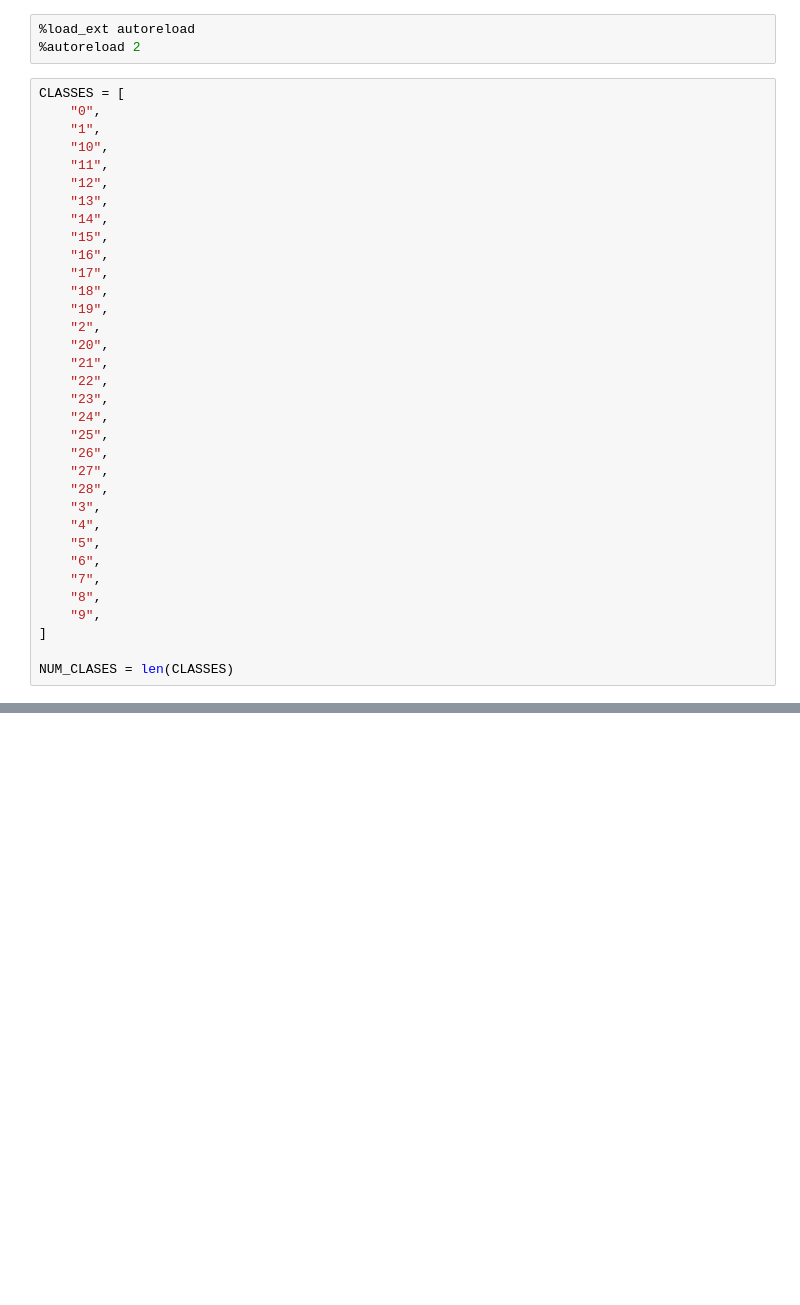
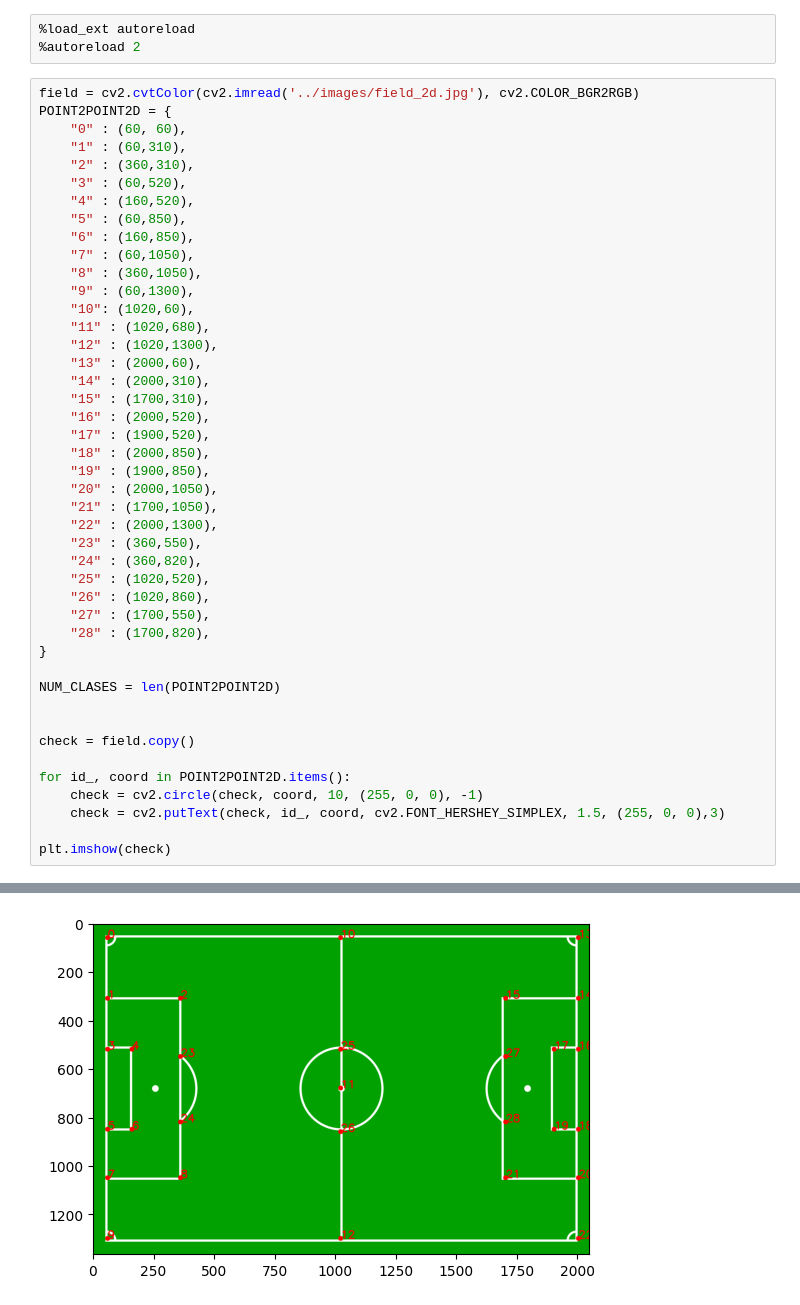
Before and after one commit to Fer14/futstats, a Jupyter notebook: futstats/homography/keypoint_homography/yolo_homograpy.ipynb, the cells around one changed output, grey strips where cells are left out. Saved outputs shown, nothing was run; the diff lists cells and outputs as text; blank space fills up the shorter version.

```diff
--- a/futstats/homography/keypoint_homography/yolo_homograpy.ipynb
+++ b/futstats/homography/keypoint_homography/yolo_homograpy.ipynb
@@ -20,37 +20,48 @@ True
 # %%
 %load_ext autoreload
 %autoreload 2
-# %%
-CLASSES = [
-    "0",
-    "1",
-    "10",
-    "11",
-    "12",
-    "13",
-    "14",
-    "15",
-    "16",
-    "17",
-    "18",
-    "19",
-    "2",
-    "20",
-    "21",
-    "22",
-    "23",
-    "24",
-    "25",
-    "26",
-    "27",
-    "28",
-    "3",
-    "4",
-    "5",
-    "6",
-    "7",
-    "8",
-    "9",
-]
-
-NUM_CLASES = len(CLASSES)
+# %%
+field = cv2.cvtColor(cv2.imread('../images/field_2d.jpg'), cv2.COLOR_BGR2RGB)
+POINT2POINT2D = {
+    "0" : (60, 60),
+    "1" : (60,310),
+    "2" : (360,310),
+    "3" : (60,520),
+    "4" : (160,520),
+    "5" : (60,850),
+    "6" : (160,850),
+    "7" : (60,1050),
+    "8" : (360,1050),
+    "9" : (60,1300),
+    "10": (1020,60),
+    "11" : (1020,680),
+    "12" : (1020,1300),
+    "13" : (2000,60),
+    "14" : (2000,310),
+    "15" : (1700,310),
+    "16" : (2000,520),
+    "17" : (1900,520),
+    "18" : (2000,850),
+    "19" : (1900,850),
+    "20" : (2000,1050),
+    "21" : (1700,1050),
+    "22" : (2000,1300),
+    "23" : (360,550),
+    "24" : (360,820),
+    "25" : (1020,520),
+    "26" : (1020,860),
+    "27" : (1700,550),
+    "28" : (1700,820),
+}
+
+NUM_CLASES = len(POINT2POINT2D)
+
+
+check = field.copy()
+
+for id_, coord in POINT2POINT2D.items():
+    check = cv2.circle(check, coord, 10, (255, 0, 0), -1)
+    check = cv2.putText(check, id_, coord, cv2.FONT_HERSHEY_SIMPLEX, 1.5, (255, 0, 0),3)
+
+plt.imshow(check)
+# %% [output]
@@ -57,3 +70,4 @@ NUM_CLASES = len(CLASSES)
+[figure, added]
 # %%
 cktp_path = "./checkpoints/FIELD_KEYPOINTS_COCO/ckpt_best.pth"
 
```
Also changed, not shown: parts of 10 cells of this notebook, 1 other file.
